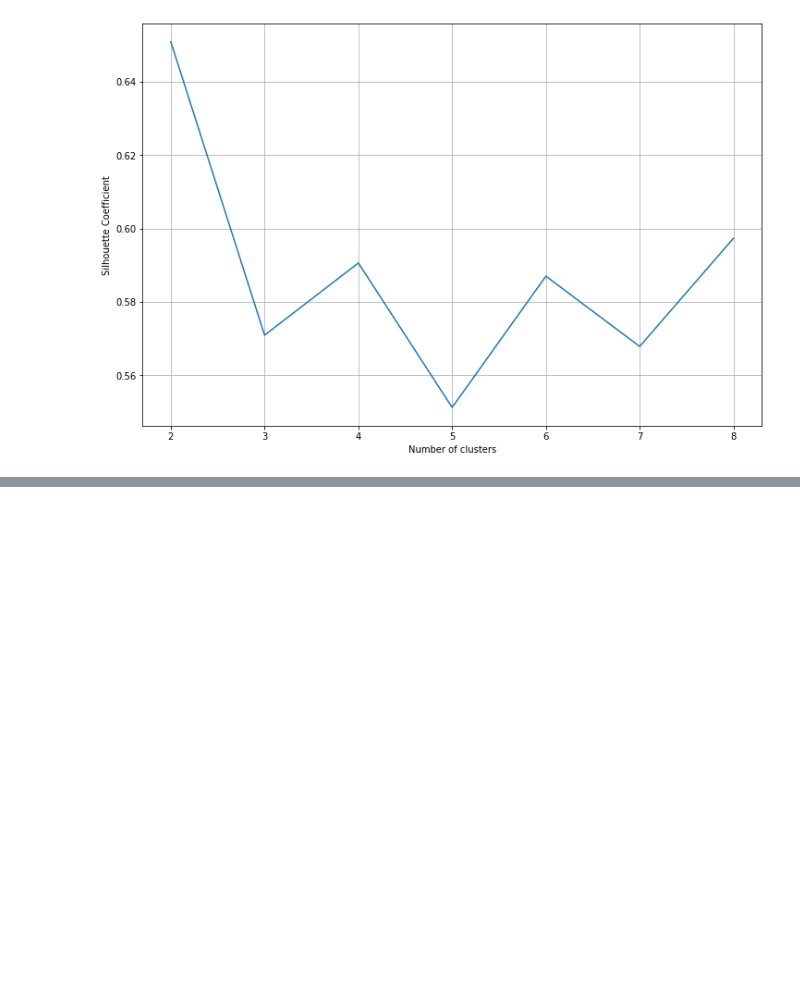
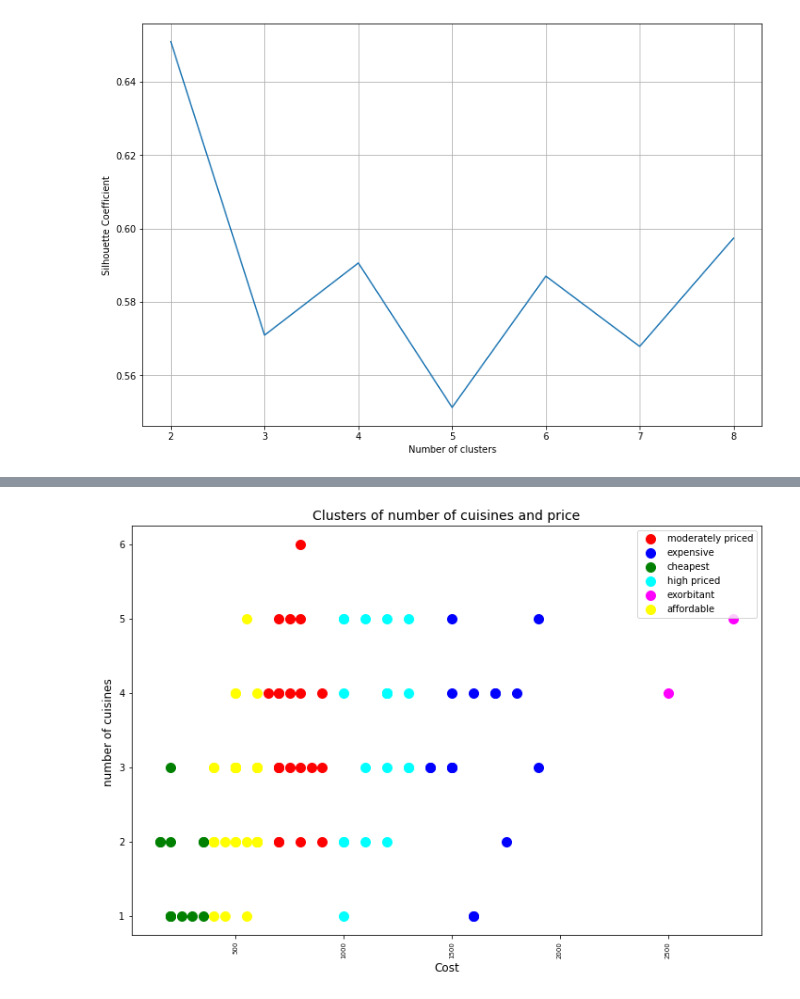
Before and after one commit to Nakulpradeep94/-ZOMATO-RESTAURANT-CLUSTERING-AND-SENTIMENT-ANALYSIS, a Jupyter notebook: ZOMATO_RESTAURANT_CLUSTERING_AND_SENTIMENT_ANALYSIS.ipynb, the cells around one changed output, grey strips where cells are left out. Saved outputs shown, nothing was run; the diff lists cells and outputs as text; code cells hidden in the pictures; blank space fills up the shorter version.

```diff
--- a/ZOMATO_RESTAURANT_CLUSTERING_AND_SENTIMENT_ANALYSIS.ipynb
+++ b/ZOMATO_RESTAURANT_CLUSTERING_AND_SENTIMENT_ANALYSIS.ipynb
@@ -451,0 +575,18 @@ plt.show()
+# %%
+#Scatter plot of first and third column ie name and no of cuisines ordered
+plt.scatter(x[y_cluster==0, 1], x[y_cluster==0, 2], s=100, c='red', label ='moderately priced')
+plt.scatter(x[y_cluster==1, 1], x[y_cluster==1, 2], s=100, c='blue', label ='expensive')
+plt.scatter(x[y_cluster==2, 1], x[y_cluster==2, 2], s=100, c='green', label ='cheapest')
+plt.scatter(x[y_cluster==3, 1], x[y_cluster==3, 2], s=100, c='cyan', label ='high priced')
+plt.scatter(x[y_cluster==4, 1], x[y_cluster==4, 2], s=100, c='magenta', label ='exorbitant')
+plt.scatter(x[y_cluster==5, 1], x[y_cluster==5, 2], s=100, c='yellow', label ='affordable')
+
+#To display the x label, y label, title and xticks
+plt.title('Clusters of number of cuisines and price', fontsize = 14)
+plt.xlabel('Cost', fontsize = 12)
+plt.ylabel('number of cuisines ', fontsize = 12)
+plt.xticks(fontsize=7, rotation = 90)
+plt.legend()
+plt.show()
+# %% [output]
+[figure, added]
```
Also changed, not shown: parts of 36 cells of this notebook.
